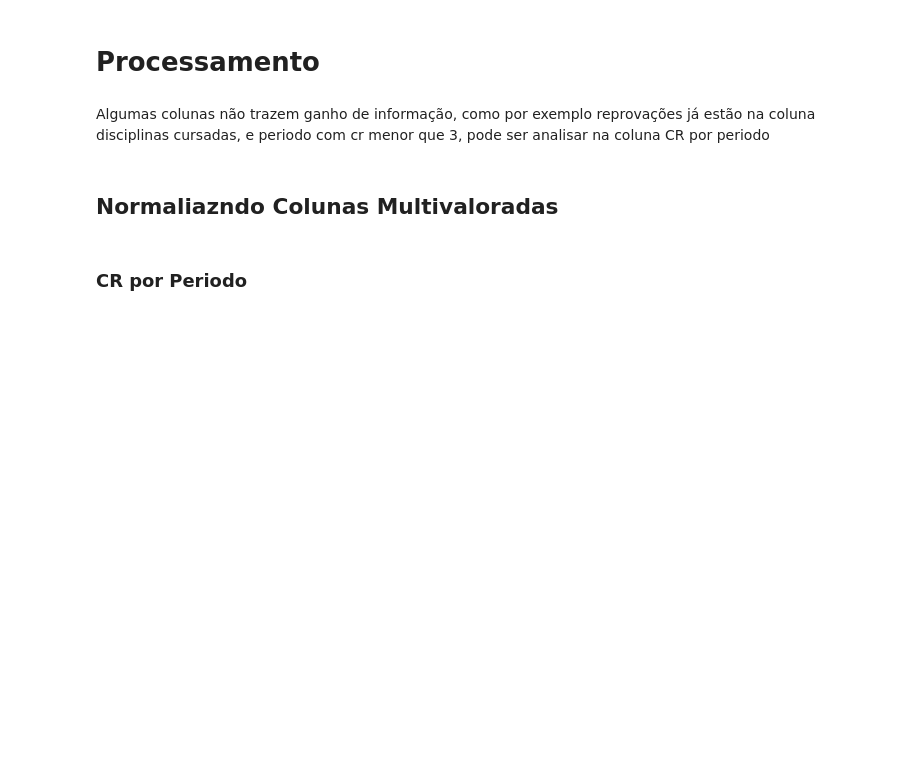
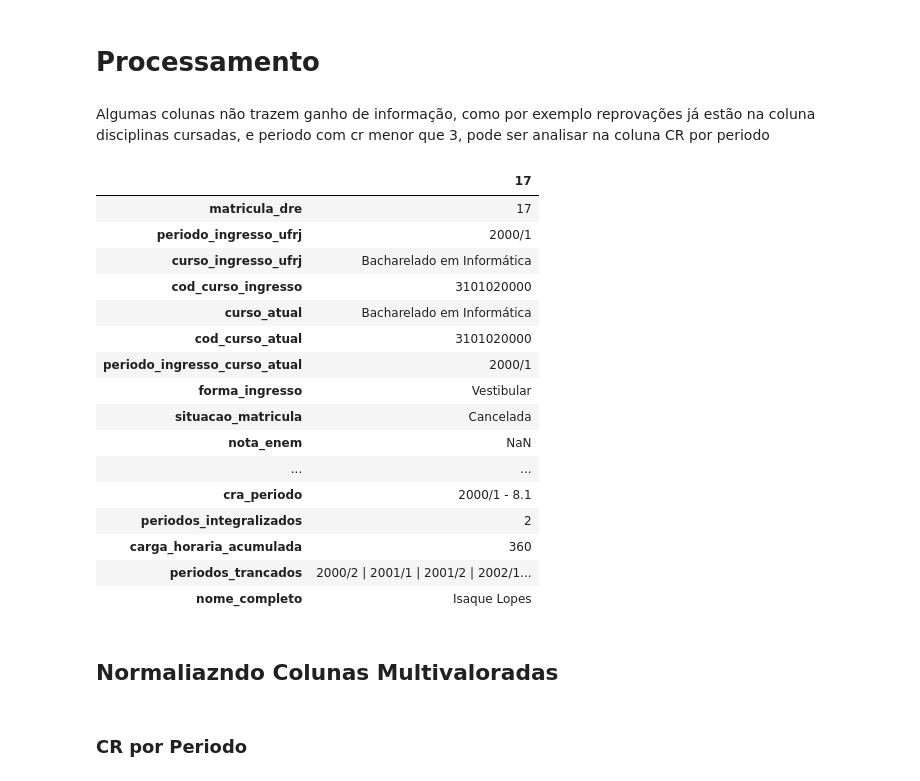
Before and after one commit to MarcosEduard0/Streamlit-TCC, a Jupyter notebook: marcos/marcos_ETL.ipynb, the cells around one changed output. Drawn from its saved outputs; the diff is of its cells as text; code cells hidden in the pictures; blank space fills up the shorter version.

```diff
--- a/marcos/marcos_ETL.ipynb
+++ b/marcos/marcos_ETL.ipynb
@@ -100,0 +99,20 @@ df.to_csv('data/trusted/arquivo_anonimizado_v2.csv', index=False)
+# %%
+df[df['matricula_dre']== 17].T
+# %% [output]
+|  | 17 |
+| matricula_dre | 17 |
+| periodo_ingresso_ufrj | 2000/1 |
+| curso_ingresso_ufrj | Bacharelado em Informática |
+| cod_curso_ingresso | 3101020000 |
+| curso_atual | Bacharelado em Informática |
+| cod_curso_atual | 3101020000 |
+| periodo_ingresso_curso_atual | 2000/1 |
+| forma_ingresso | Vestibular |
+| situacao_matricula | Cancelada |
+| nota_enem | NaN |
+| ... | ... |
+| cra_periodo | 2000/1 - 8.1 |
+| periodos_integralizados | 2 |
+| carga_horaria_acumulada | 360 |
+| periodos_trancados | 2000/2 | 2001/1 | 2001/2 | 2002/1... |
+| nome_completo | Isaque Lopes |
```
Also changed, not shown: parts of 2 cells of this notebook, 5 other files.
